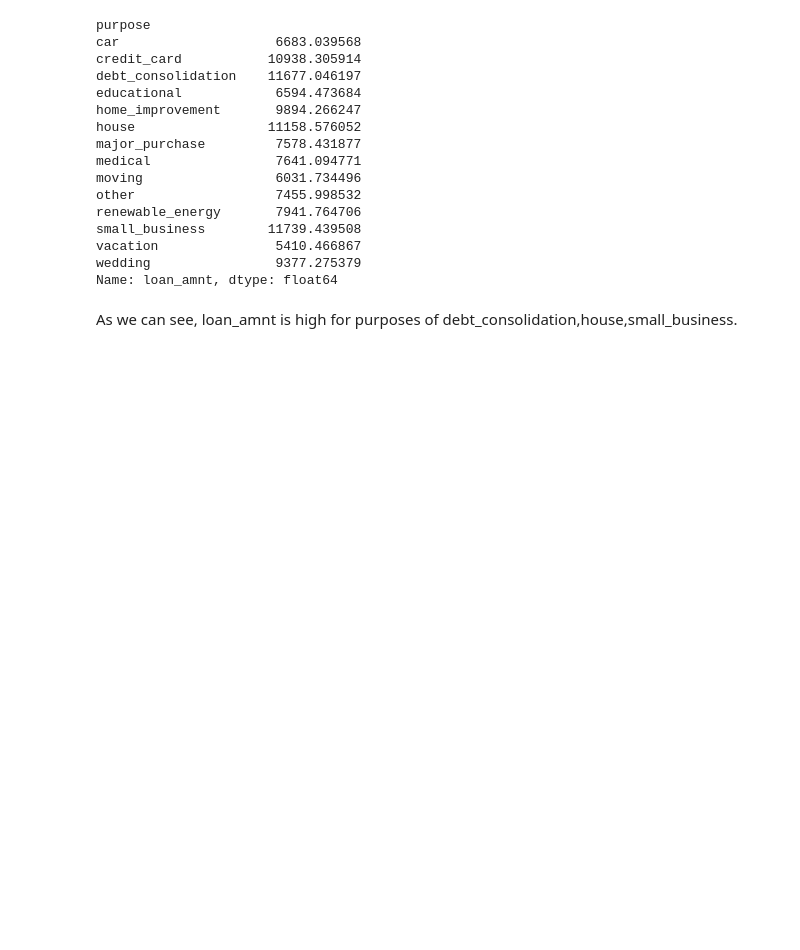
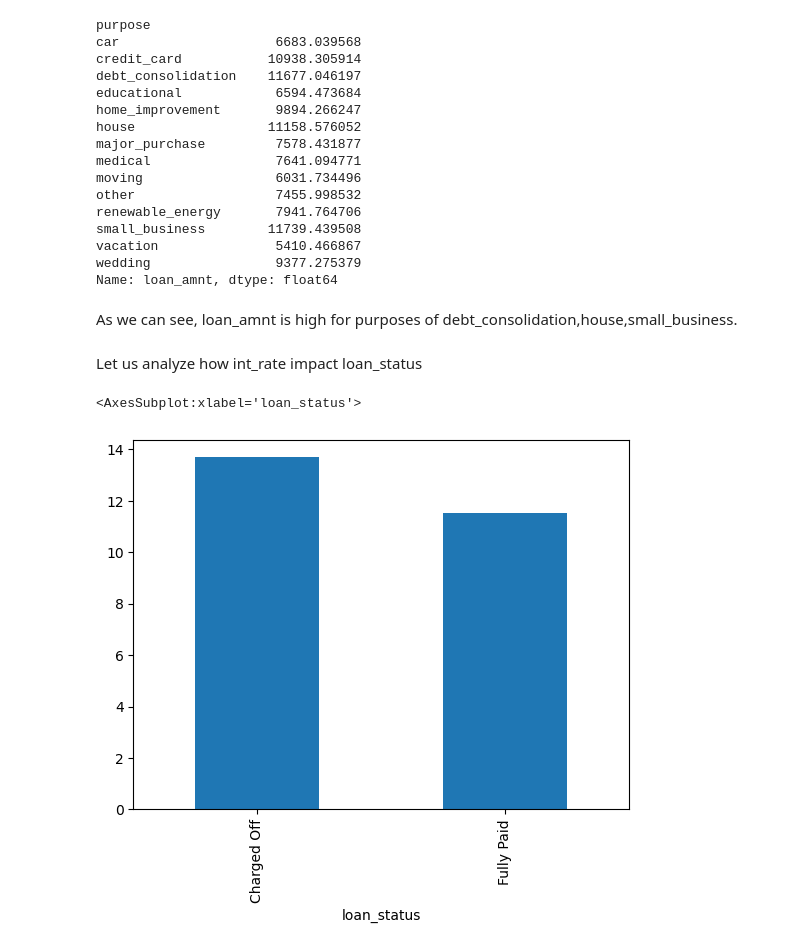
Before and after one commit to shivasaibondugula/LendingClub, a Jupyter notebook: shiva_sai_bondugula.ipynb, the cells around one changed output. Drawn from its saved outputs; the diff is of its cells as text; code cells hidden in the pictures; blank space fills up the shorter version.

```diff
--- a/shiva_sai_bondugula.ipynb
+++ b/shiva_sai_bondugula.ipynb
@@ -837,3 +838,10 @@ wedding                9377.275379
 Name: loan_amnt, dtype: float64
 # %% [markdown]
 As we can see, loan_amnt is high for purposes of debt_consolidation,house,small_business.
+# %% [markdown]
+Let us analyze how int_rate impact loan_status
+# %%
+loan_data.groupby(by="loan_status")["int_rate"].mean().plot.bar()
+# %% [output]
+<AxesSubplot:xlabel='loan_status'>
+[figure, added]
```
Also changed, not shown: parts of 22 cells of this notebook.
